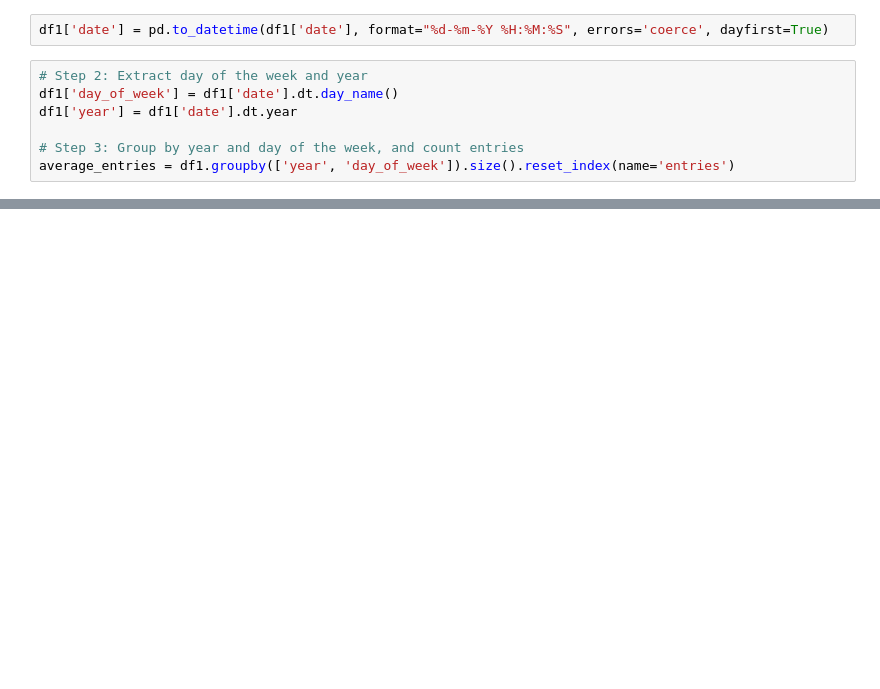
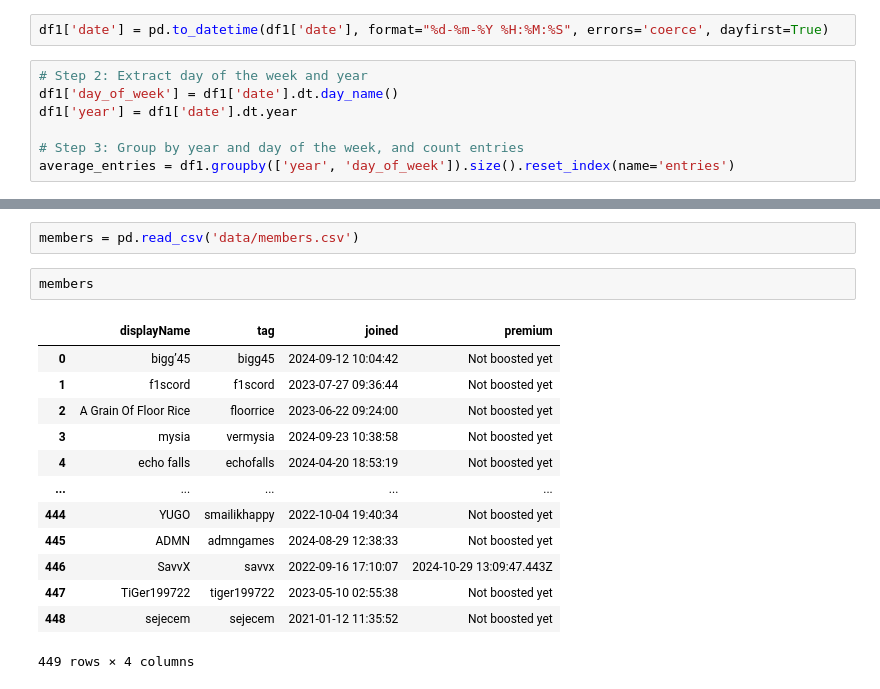
Before and after one commit to SavvX/GameBooker, a Jupyter notebook: data.ipynb, the cells around one changed output, grey strips where cells are left out. Drawn from its saved outputs; the diff is of its cells as text; blank space fills up the shorter version.

```diff
--- a/data.ipynb
+++ b/data.ipynb
@@ -240,0 +236,18 @@ for year in average_per_month.index:
+# %%
+members = pd.read_csv('data/members.csv')
+# %%
+members
+# %% [output]
+|  | displayName | tag | joined | premium |
+| 0 | bigg’45 | bigg45 | 2024-09-12 10:04:42 | Not boosted yet |
+| 1 | f1scord | f1scord | 2023-07-27 09:36:44 | Not boosted yet |
+| 2 | A Grain Of Floor Rice | floorrice | 2023-06-22 09:24:00 | Not boosted yet |
+| 3 | mysia | vermysia | 2024-09-23 10:38:58 | Not boosted yet |
+| 4 | echo falls | echofalls | 2024-04-20 18:53:19 | Not boosted yet |
+| ... | ... | ... | ... | ... |
+| 444 | YUGO | smailikhappy | 2022-10-04 19:40:34 | Not boosted yet |
+| 445 | ADMN | admngames | 2024-08-29 12:38:33 | Not boosted yet |
+| 446 | SavvX | savvx | 2022-09-16 17:10:07 | 2024-10-29 13:09:47.443Z |
+| 447 | TiGer199722 | tiger199722 | 2023-05-10 02:55:38 | Not boosted yet |
+| 448 | sejecem | sejecem | 2021-01-12 11:35:52 | Not boosted yet |
+449 rows × 4 columns
```
Also changed, not shown: parts of 12 cells of this notebook, 13 other files.
